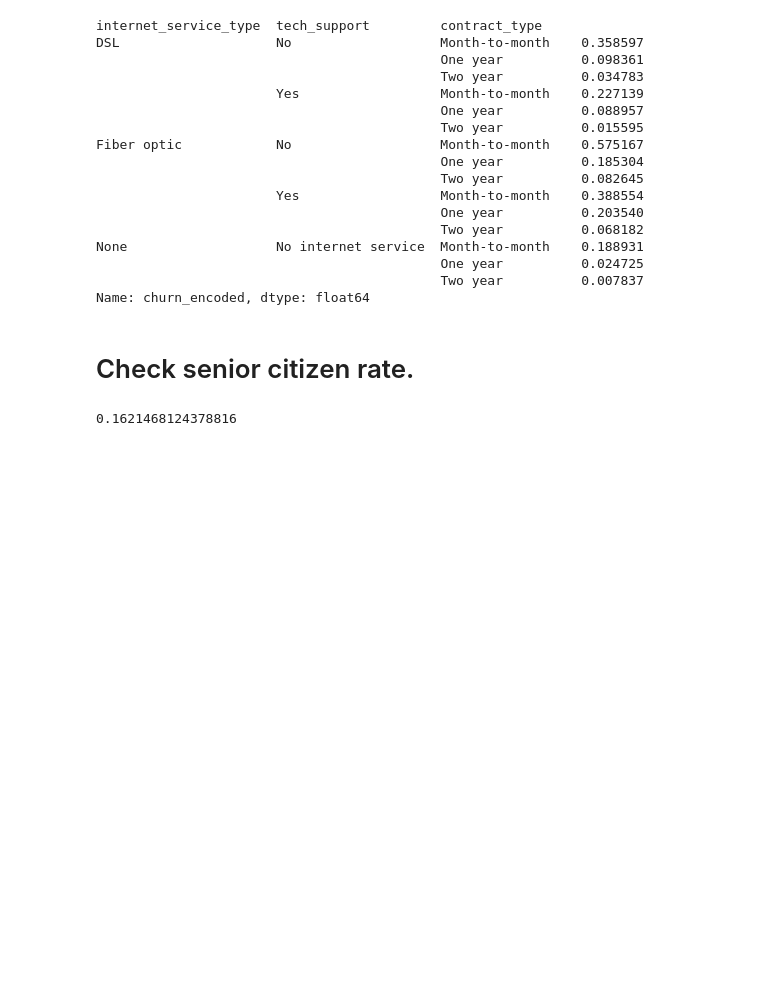
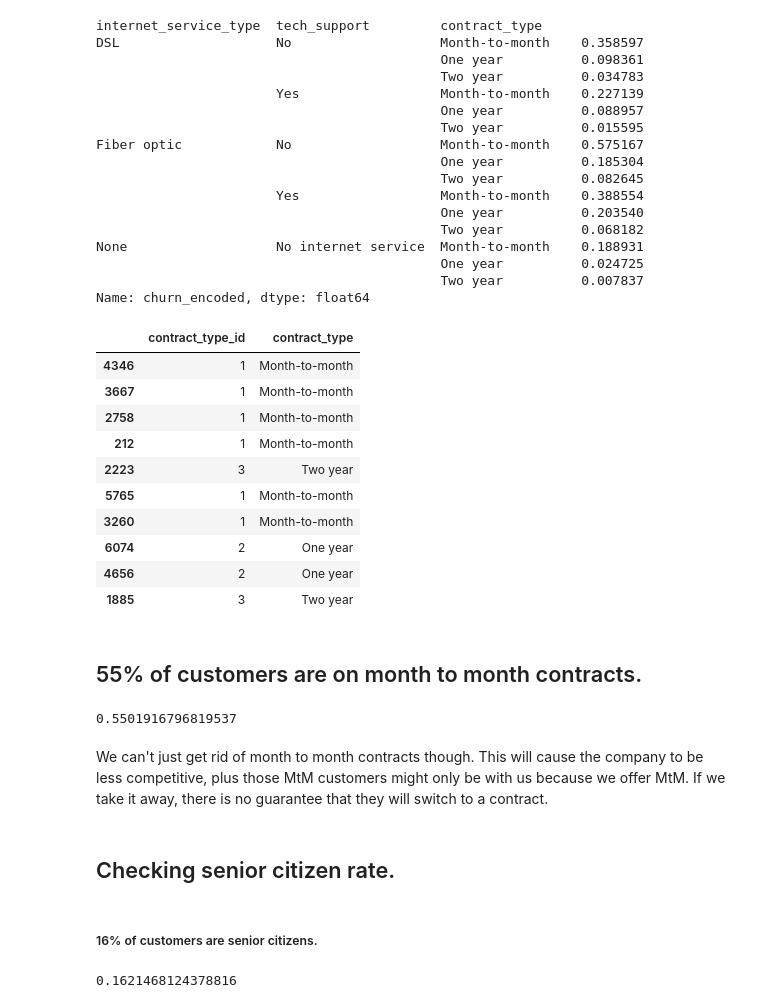
Before and after one commit to classification-telco-project-sanmaco/classification-telco, a Jupyter notebook: MZ_working_notebook.ipynb, the cells around one changed output. Cells and saved outputs as stored; diff of their text form; code cells hidden in the pictures; blank space fills up the shorter version.

Commit message:
Exploring senior citizen variable and MtM.

```diff
--- a/MZ_working_notebook.ipynb
+++ b/MZ_working_notebook.ipynb
@@ -366,8 +366,32 @@ None                   No internet service  Month-to-month    0.188931
                                             One year          0.024725
                                             Two year          0.007837
 Name: churn_encoded, dtype: float64
+# %%
+df_encoded[['contract_type_id', 'contract_type']].sample(10)
+# %% [output]
+|  | contract_type_id | contract_type |
+| 4346 | 1 | Month-to-month |
+| 3667 | 1 | Month-to-month |
+| 2758 | 1 | Month-to-month |
+| 212 | 1 | Month-to-month |
+| 2223 | 3 | Two year |
+| 5765 | 1 | Month-to-month |
+| 3260 | 1 | Month-to-month |
+| 6074 | 2 | One year |
+| 4656 | 2 | One year |
+| 1885 | 3 | Two year |
+# %% [markdown]
+## 55% of customers are on month to month contracts.
+# %%
+df_encoded.loc[df.contract_type_id == 1].shape[0]/len(df_encoded)
+# %% [output]
+0.5501916796819537
+# %% [markdown]
+We can't just get rid of month to month contracts though. This will cause the company to be less competitive, plus those MtM customers might only be with us because we offer MtM. If we take it away, there is no guarantee that they will switch to a contract.
 # %% [markdown]
-# Check senior citizen rate.
+## Checking senior citizen rate.
+# %% [markdown]
+##### 16% of customers are senior citizens.
 # %%
 df_encoded.senior_citizen.mean()
 # %% [output]
```
Also changed, not shown: parts of 12 cells of this notebook.
